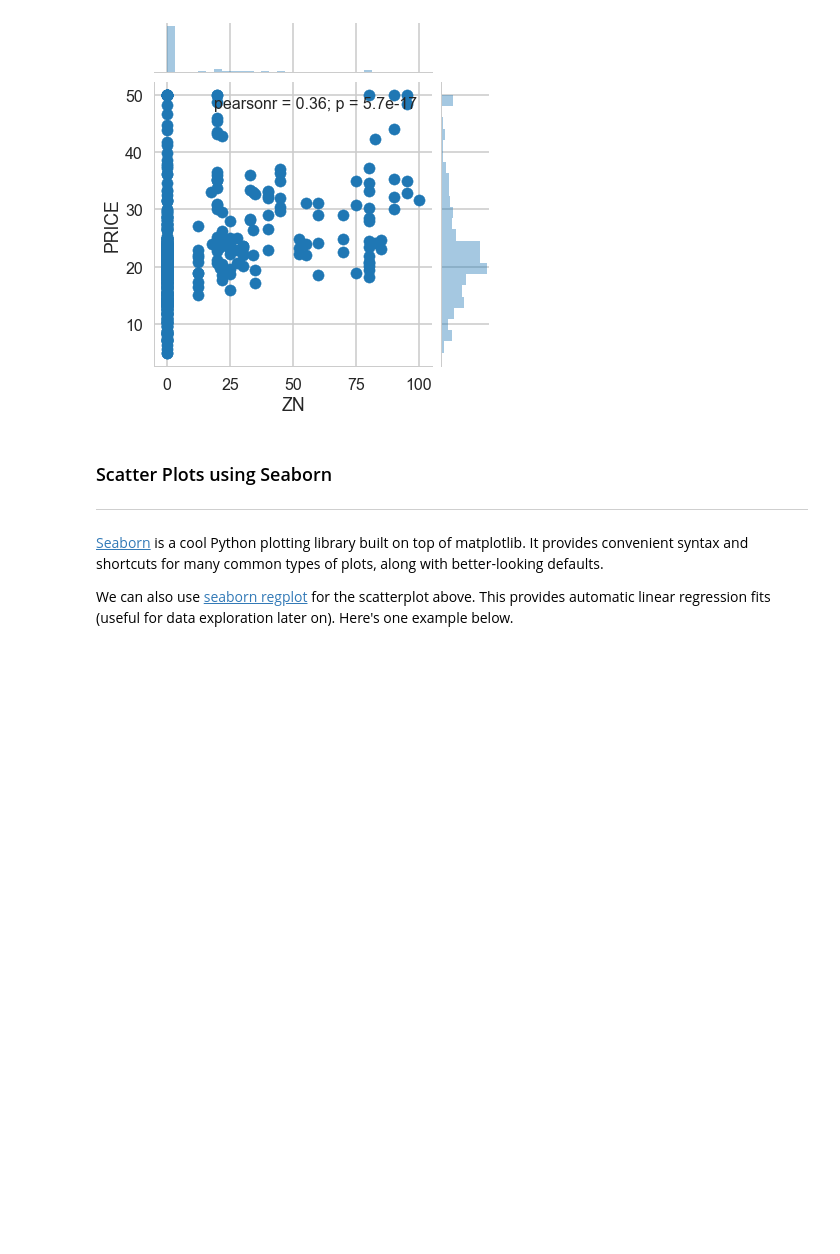
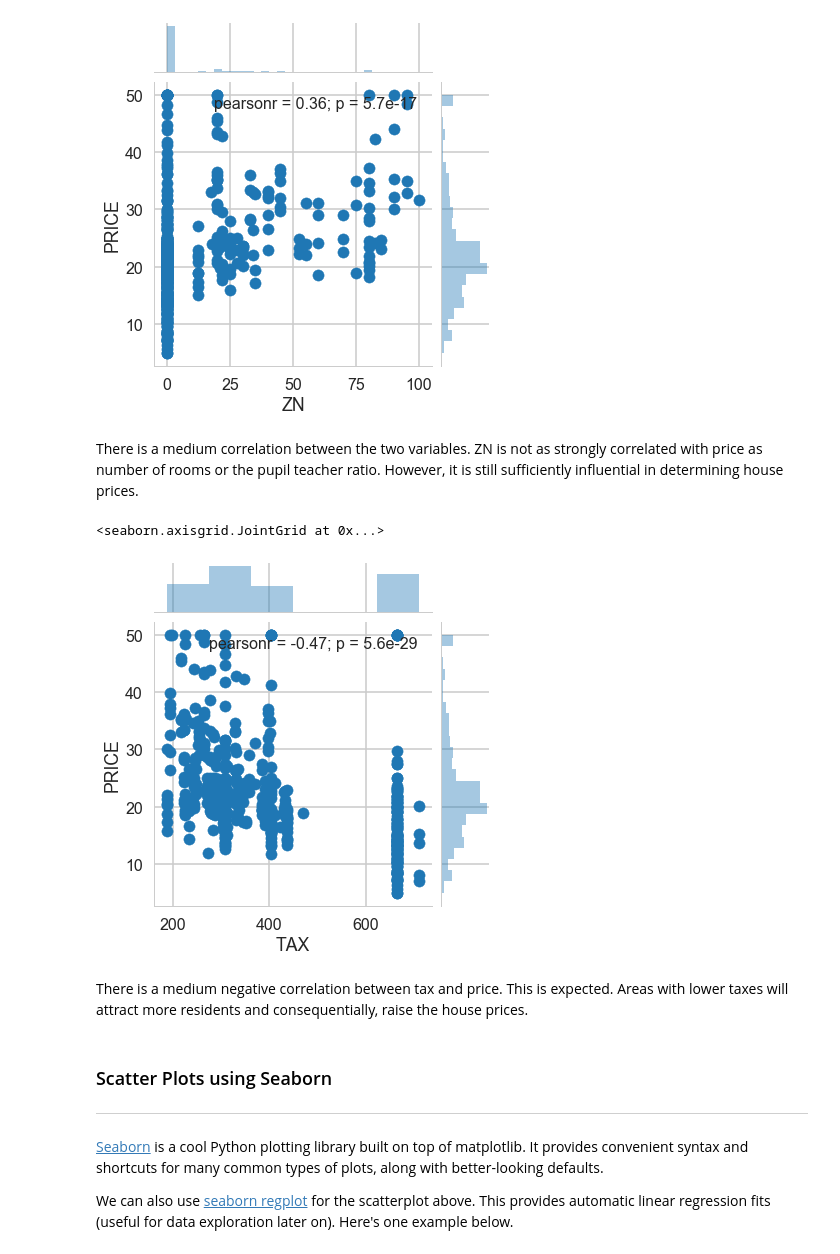
Before and after one commit to rounakbanik/dsc_springboard, a Jupyter notebook: ml/linear_regression/Mini_Project_Linear_Regression.ipynb, the cells around one changed output. Drawn from its saved outputs; the diff is of its cells as text; code cells hidden in the pictures; blank space fills up the shorter version.

```diff
--- a/ml/linear_regression/Mini_Project_Linear_Regression.ipynb
+++ b/ml/linear_regression/Mini_Project_Linear_Regression.ipynb
@@ -270,6 +266,15 @@ sns.jointplot(x='ZN', y='PRICE', data=bos)
 # %% [output]
 <seaborn.axisgrid.JointGrid at 0x...>
 [figure]
+# %% [markdown]
+There is a medium correlation between the two variables. ZN is not as strongly correlated with price as number of rooms or the pupil teacher ratio. However, it is still sufficiently influential in determining house prices.
+# %%
+sns.jointplot(x='TAX', y='PRICE', data=bos)
+# %% [output]
+<seaborn.axisgrid.JointGrid at 0x...>
+[figure, added]
+# %% [markdown]
+There is a medium negative correlation between tax and price. This is expected. Areas with lower taxes will attract more residents and consequentially, raise the house prices.
 # %% [markdown]
 ### Scatter Plots using Seaborn
 ***
```
Also changed, not shown: parts of 17 cells of this notebook.
